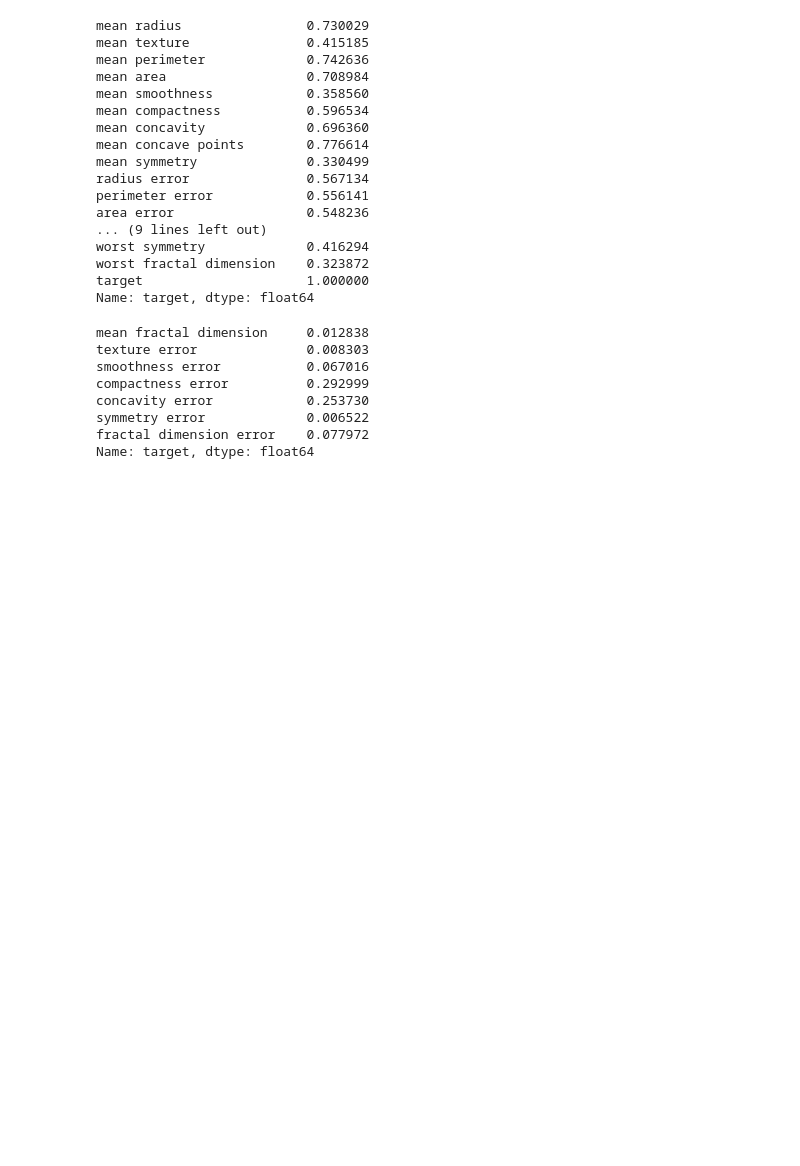
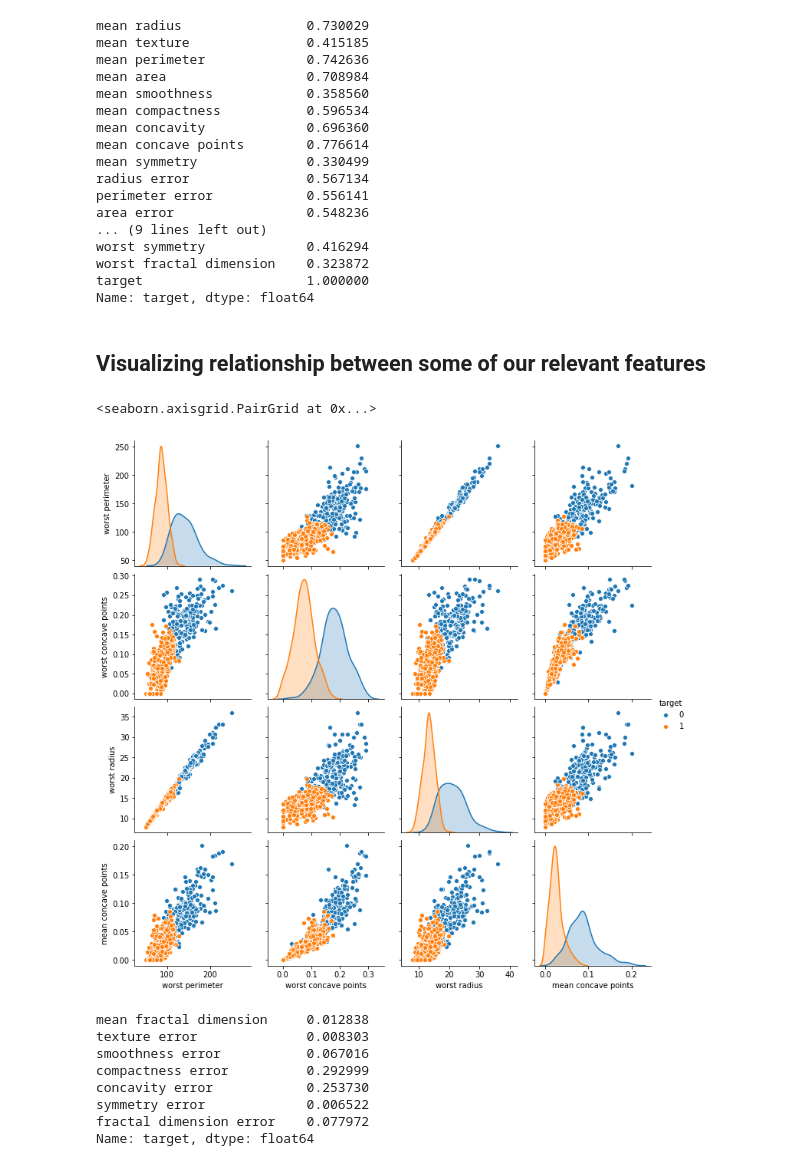
Before and after one commit to hatimnaitlho/ml-projects, a Jupyter notebook: breast_cancer_prediction_using_machine_learning.ipynb, the cells around one changed output. Drawn from its saved outputs; the diff is of its cells as text; code cells hidden in the pictures; blank space fills up the shorter version.

```diff
--- a/breast_cancer_prediction_using_machine_learning.ipynb
+++ b/breast_cancer_prediction_using_machine_learning.ipynb
@@ -129,6 +147,14 @@ worst symmetry             0.416294
 worst fractal dimension    0.323872
 target                     1.000000
 Name: target, dtype: float64
+# %% [markdown]
+## Visualizing relationship between some of our relevant features
+# %%
+sns.pairplot(df, hue='target', vars=['worst perimeter', 'worst concave points','worst radius', 'mean concave points',
+                                     ])
+# %% [output]
+<seaborn.axisgrid.PairGrid at 0x...>
+[figure, added]
 # %%
 features_to_drop = cor_target[cor_target<0.3]
 features_to_drop
```
Also changed, not shown: parts of 26 cells of this notebook.
